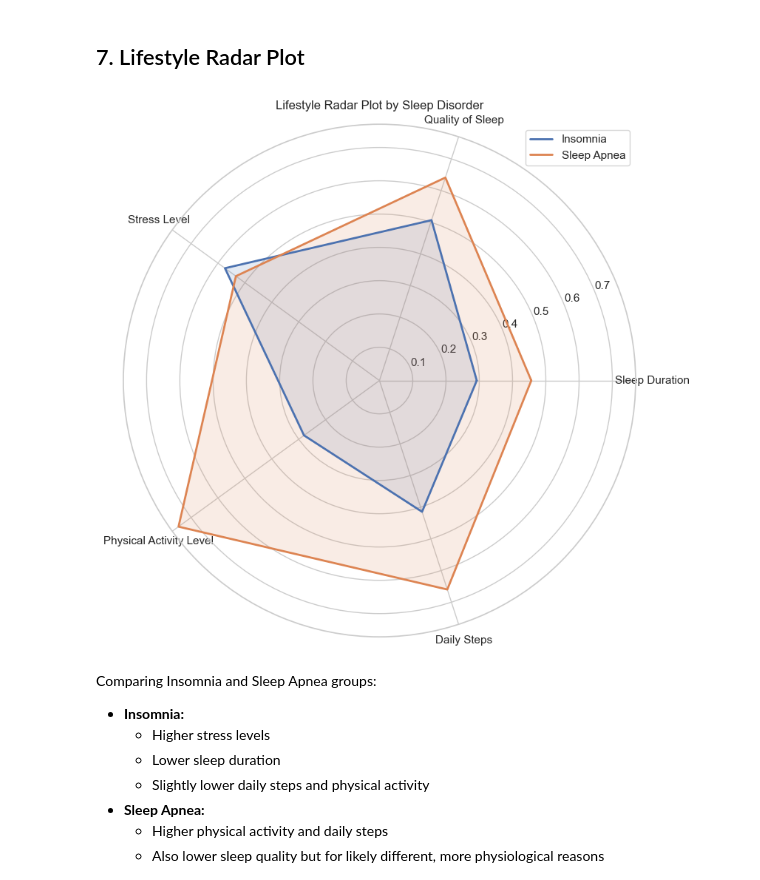
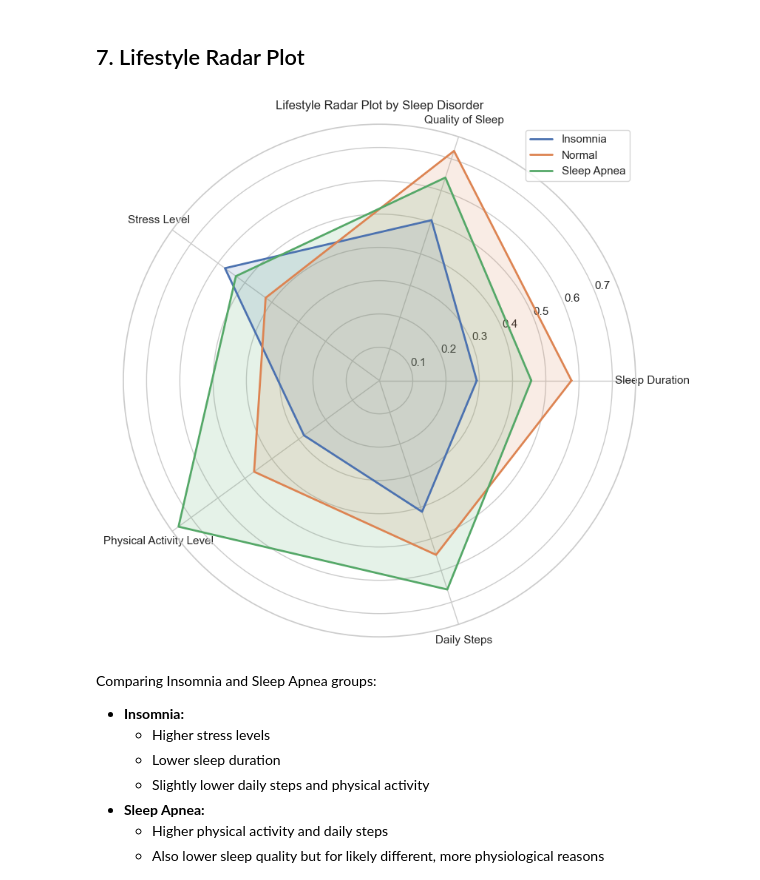
Before and after one commit to cjyaddone/ECE-143-Project, a Jupyter notebook: EDA.ipynb, the cells around one changed output. Saved outputs shown, nothing was run; the diff lists cells and outputs as text; code cells hidden in the pictures.

```diff
--- a/EDA.ipynb
+++ b/EDA.ipynb
@@ -53,14 +53,6 @@ Overall, these distributions suggest a fairly healthy population with balanced l
 # %% [markdown]
 ## 2. Sleep Disorder Counts
 # %%
-
-# Normalize Sleep Disorder labels so "None" is included
-df["Sleep Disorder"] = df["Sleep Disorder"].fillna("None")
-df["Sleep Disorder"] = df["Sleep Disorder"].replace({
-    "none": "None",
-    "NONE": "None",
-    "": "None"
-})
 
 sns.countplot(data=df, x="Sleep Disorder", palette="pastel")
 plt.title("Distribution of Sleep Disorders")
@@ -235,10 +227,13 @@ This suggests that occupation-related routine or stress levels may influence sle
 
 import numpy as np
 
+
+# Normalize Sleep Disorder labels so "None" is changed to "Normal"
+df["Sleep Disorder"] = df["Sleep Disorder"].fillna("Normal")
 df["Sleep Disorder"] = df["Sleep Disorder"].replace({
-    "none": "None",
-    "NONE": "None",
-    "": "None"
+    "none": "Normal",
+    "NONE": "Normal",
+    "": "Normal"
 })
 
 radar_cols = [
@@ -246,34 +241,34 @@ radar_cols = [
     "Quality of Sleep",
     "Stress Level",
     "Physical Activity Level",
     "Daily Steps"
 ]
 
 df_norm = df.copy()
 for col in radar_cols:
     df_norm[col] = (df[col] - df[col].min()) / (df[col].max() - df[col].min())
 
 grouped = df_norm.groupby("Sleep Disorder")[radar_cols].mean()
 
 labels = radar_cols
 angles = np.linspace(0, 2*np.pi, len(labels), endpoint=False).tolist()
 angles += angles[:1]
 
 fig = plt.figure(figsize=(9, 9))
 ax = plt.subplot(111, polar=True)
 
 for disorder in grouped.index:
     values = grouped.loc[disorder].tolist()
     values += values[:1]
     ax.plot(angles, values, linewidth=2, label=disorder)
     ax.fill(angles, values, alpha=0.15)
 
 plt.xticks(angles[:-1], labels)
 plt.title("Lifestyle Radar Plot by Sleep Disorder")
 plt.legend(loc="best")
 plt.show()
 # %% [output]
-[figure, old version]
+[figure, new version]
 # %% [markdown]
 Comparing Insomnia and Sleep Apnea groups:
 
```
